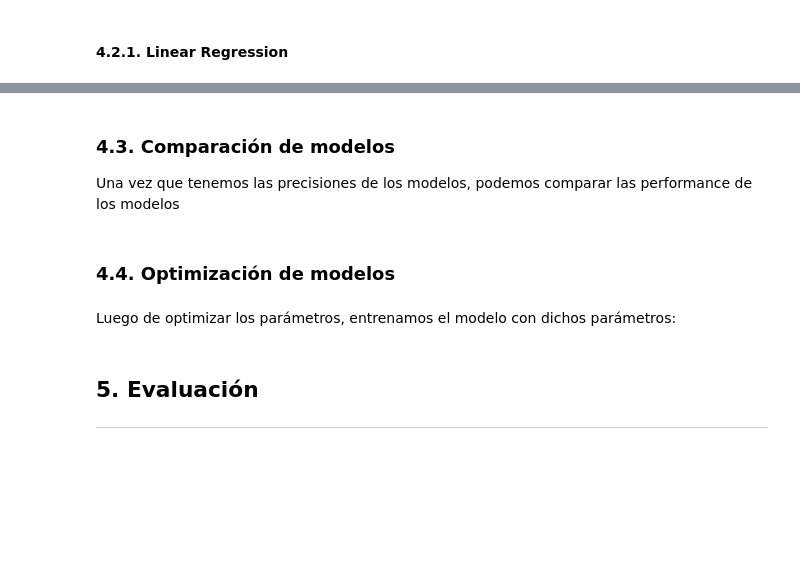
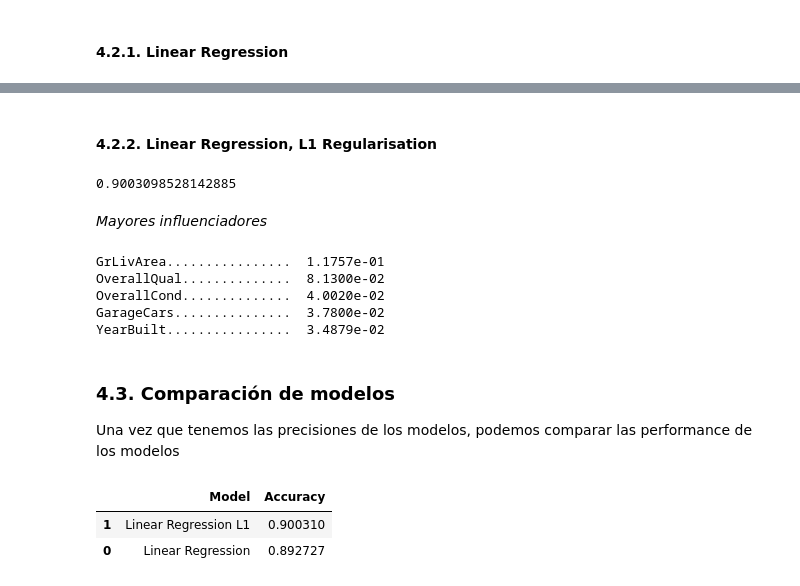
Before and after one commit to brunomaso1/ml-porfolio, a Jupyter notebook: content/posts/jupyter-notebooks/2018/Iowa_housing_prices_python.ipynb, the cells around one changed output, grey strips where cells are left out. Cells and saved outputs as stored; diff of their text form; code cells hidden in the pictures; blank space fills up the shorter version.

```diff
--- a/content/posts/jupyter-notebooks/2018/Iowa_housing_prices_python.ipynb
+++ b/content/posts/jupyter-notebooks/2018/Iowa_housing_prices_python.ipynb
@@ -894,6 +900,10 @@ En esta sección se entrenan los modelos especificados anteriormente para ver cu
 # Cargamos el modelo.
 linreg_clf = LinearRegression()
 
-# Validazión cruzada.
-print(cross_val_score(linreg_clf, X_train, y_train, cv=5).mean())
+# Entrenamos el modelo.
+linreg_clf.fit(X_train, y_train)
+
+# Validación cruzada.
+acc_linreg = cross_val_score(linreg_clf, X_train, y_train, cv=10).mean()
+print(acc_linreg)
 # %% [output]
@@ -901,3 +924,30 @@ print(cross_val_score(linreg_clf, X_train, y_train, cv=5).mean())
+# %% [markdown]
+#### 4.2.2. Linear Regression, L1 Regularisation <a class="anchor" id="4.2.2-bullet"></a>
+# %%
+# Cargamos el modelo.
+linl1_clf = LassoCV()
+
+# Entrenamos el modelo.
+linl1_clf.fit(X_train, y_train)
+
+# Validación cruzada.
+acc_linl1 = cross_val_score(linl1_clf, X_train, y_train, cv=10).mean()
+print(acc_linl1)
+# %% [output]
+0.9003098528142885
+# %% [markdown]
+*Mayores influenciadores*
+# %%
+maxcoef = np.argsort(-np.abs(linl1_clf.coef_))
+coef = linl1_clf.coef_[maxcoef]
+for i in range(0, 5):
+    print("{:.<025} {:< 010.4e}".format(finaldata.columns[maxcoef[i]], coef[i]))
+# %% [output]
+GrLivArea................  1.1757e-01
+OverallQual..............  8.1300e-02
+OverallCond..............  4.0020e-02
+GarageCars...............  3.7800e-02
+YearBuilt................  3.4879e-02
 # %% [markdown]
 ### 4.3. Comparación de modelos <a class="anchor" id="4.3.3-bullet"></a>
 
@@ -905,14 +955,13 @@ Una vez que tenemos las precisiones de los modelos, podemos comparar las perform
 # %%
 # Creamos un dataframe para mostrar los datos.
 model_performance = pd.DataFrame({
-    "Model": ["SVC", "Linear SVC", "Random Forest",
-              "Logistic Regression", "K Nearest Neighbors", "Gaussian Naive Bayes",
-              "Decision Tree"],
-    "Accuracy": [acc_svc, acc_linsvc, acc_rf,
-              acc_logreg, acc_knn, acc_gnb, acc_dt]
+    "Model": ["Linear Regression", "Linear Regression L1"],
+    "Accuracy": [acc_linreg, acc_linl1]
 })
 
 # Ordenamos de mayor a menor.
 model_performance.sort_values(by="Accuracy", ascending=False)
+# %% [output]
+|  | Model | Accuracy |
+| 1 | Linear Regression L1 | 0.900310 |
+| 0 | Linear Regression | 0.892727 |
-# %% [markdown]
-### 4.4. Optimización de modelos <a class="anchor" id="4.4-bullet"></a>
@@ -938,2 +967,0 @@ grid_cv.best_estimator_
-# %% [markdown]
-Luego de optimizar los parámetros, entrenamos el modelo con dichos parámetros:
@@ -952,3 +967,0 @@ print(acc_rf)
-# %% [markdown]
-## 5. Evaluación <a class="anchor" id="5-bullet"></a>
----
```
Also changed, not shown: parts of 41 cells of this notebook, 5 other files.
